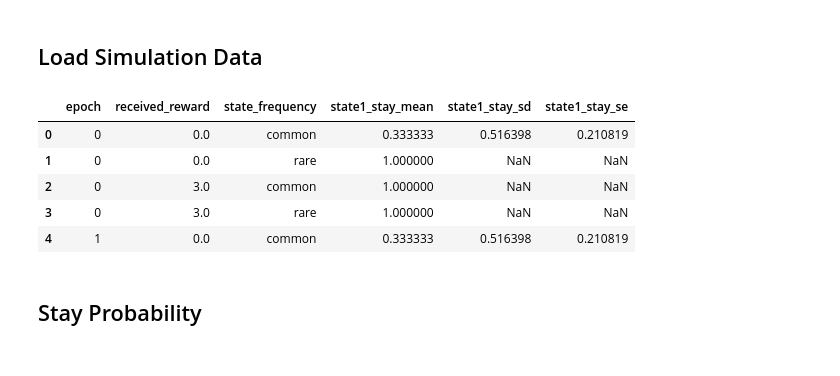
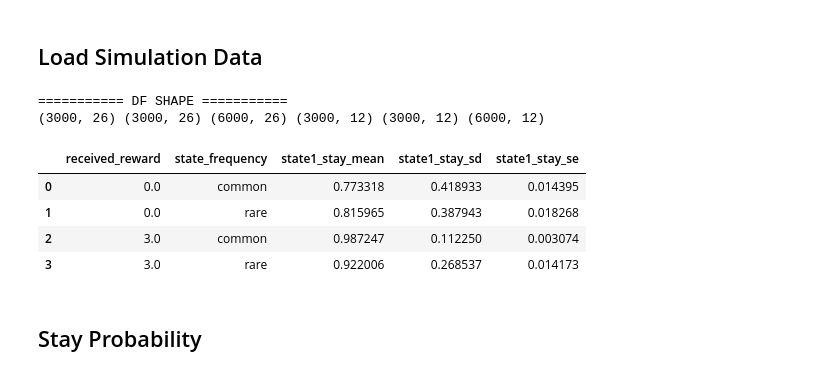
Before and after one commit to yangyuxue2333/ACTR-MarkovTask, a Jupyter notebook: analysis/analysis_models.ipynb, the cells around one changed output. Drawn from its saved outputs; the diff is of its cells as text; code cells hidden in the pictures.

```diff
--- a/analysis/analysis_models.ipynb
+++ b/analysis/analysis_models.ipynb
@@ -36,7 +36,8 @@ def load_simulation(dir_name, model_name='markov-model1', suffix1='sim-staydata'
         'optimal_response_sum_prop':'float',
         'received_reward_sum_prop':'float',
         'received_reward_sum_prop':'float',
-        'state1_response_time':'float'})
+        'state1_response_time':'float',
+        'state2_response_time':'float'})
     return df, dfs
 # %%
 model1 = "markov-model1"
@@ -44,11 +45,25 @@ model2 = "markov-model2"
 model3 = "markov-model3"
 
 # df1, df2, df3 = try_simulation_example()
-data_dir = '../data/random_walk_test0'
-df1, df1_state1stay = load_simulation(dir_name=data_dir, model_name=model1)
-df2, df2_state1stay = load_simulation(dir_name=data_dir, model_name=model2)
-df3, df3_state1stay = load_simulation(dir_name=data_dir, model_name=model3)
+data_dir = '../data/model/test1/'
+try:
+    df1, df1_state1stay = load_simulation(dir_name=data_dir, model_name=model1)
+    df2, df2_state1stay = load_simulation(dir_name=data_dir, model_name=model2)
+    df3, df3_state1stay = load_simulation(dir_name=data_dir, model_name=model3)
 
-# df1, df1_state1stay = load_simulation(dir_name=os.path.join(data_dir, model1), model_name=model1)
-# df2, df2_state1stay = load_simulation(dir_name=os.path.join(data_dir, model2), model_name=model2)
-# df3, df3_state1stay = load_simulation(dir_name=os.path.join(data_dir, model3), model_name=model3)
+    df31 = df3.loc[df3['m_parameter'] == 0]
+    df32 = df3.loc[df3['m_parameter'] != 0]
+    df31_state1stay = df3_state1stay.loc[df3_state1stay['m_parameter'] == 0]
+    df32_state1stay = df3_state1stay.loc[df3_state1stay['m_parameter'] != 0]
+
+    print("=========== DF SHAPE ===========")
+    print(df1.shape, df2.shape, df3.shape, df1_state1stay.shape, df2_state1stay.shape, df3_state1stay.shape)
+
+except:
+    print('error importing')
+    df2, df2_state1stay, df3, df3_state1stay = df1, df1_state1stay, df1, df1_state1stay
+    df31, df32 = df3, df3
+    df31_state1stay, df32_state1stay = df3_state1stay, df3_state1stay
+# %% [output]
+=========== DF SHAPE ===========
+(3000, 26) (3000, 26) (6000, 26) (3000, 12) (3000, 12) (6000, 12)
@@ -65,15 +70,14 @@ df32_state1stay = df3_state1stay.loc[df3_state1stay['m_parameter'] != 0]
 # %%
-df1_aggregate = df1_state1stay.groupby(['epoch', 'received_reward', 'state_frequency']).agg(state1_stay_mean=('state1_stay', 'mean'),
+df1_aggregate = df1_state1stay.groupby(['received_reward', 'state_frequency']).agg(state1_stay_mean=('state1_stay', 'mean'),
                                                                                         state1_stay_sd=('state1_stay', 'std'),
                                                                                         state1_stay_se=('state1_stay', 'sem')).reset_index()
-df1_aggregate.head()
+df1_aggregate
 # %% [output]
-|  | epoch | received_reward | state_frequency | state1_stay_mean | state1_stay_sd | state1_stay_se |
-| 0 | 0 | 0.0 | common | 0.333333 | 0.516398 | 0.210819 |
-| 1 | 0 | 0.0 | rare | 1.000000 | NaN | NaN |
-| 2 | 0 | 3.0 | common | 1.000000 | NaN | NaN |
-| 3 | 0 | 3.0 | rare | 1.000000 | NaN | NaN |
-| 4 | 1 | 0.0 | common | 0.333333 | 0.516398 | 0.210819 |
+|  | received_reward | state_frequency | state1_stay_mean | state1_stay_sd | state1_stay_se |
+| 0 | 0.0 | common | 0.773318 | 0.418933 | 0.014395 |
+| 1 | 0.0 | rare | 0.815965 | 0.387943 | 0.018268 |
+| 2 | 3.0 | common | 0.987247 | 0.112250 | 0.003074 |
+| 3 | 3.0 | rare | 0.922006 | 0.268537 | 0.014173 |
 # %% [markdown]
 ## Stay Probability
 # %%
```
Also changed, not shown: parts of 9 cells of this notebook, 7 other files.
